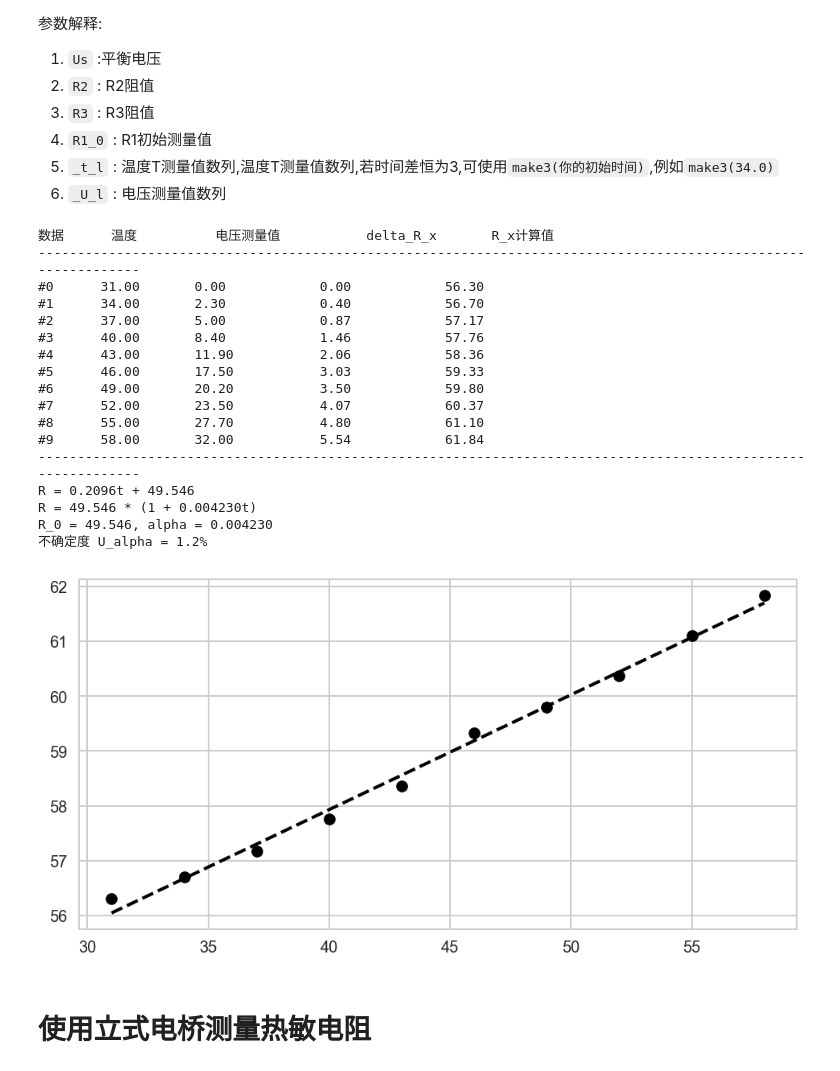
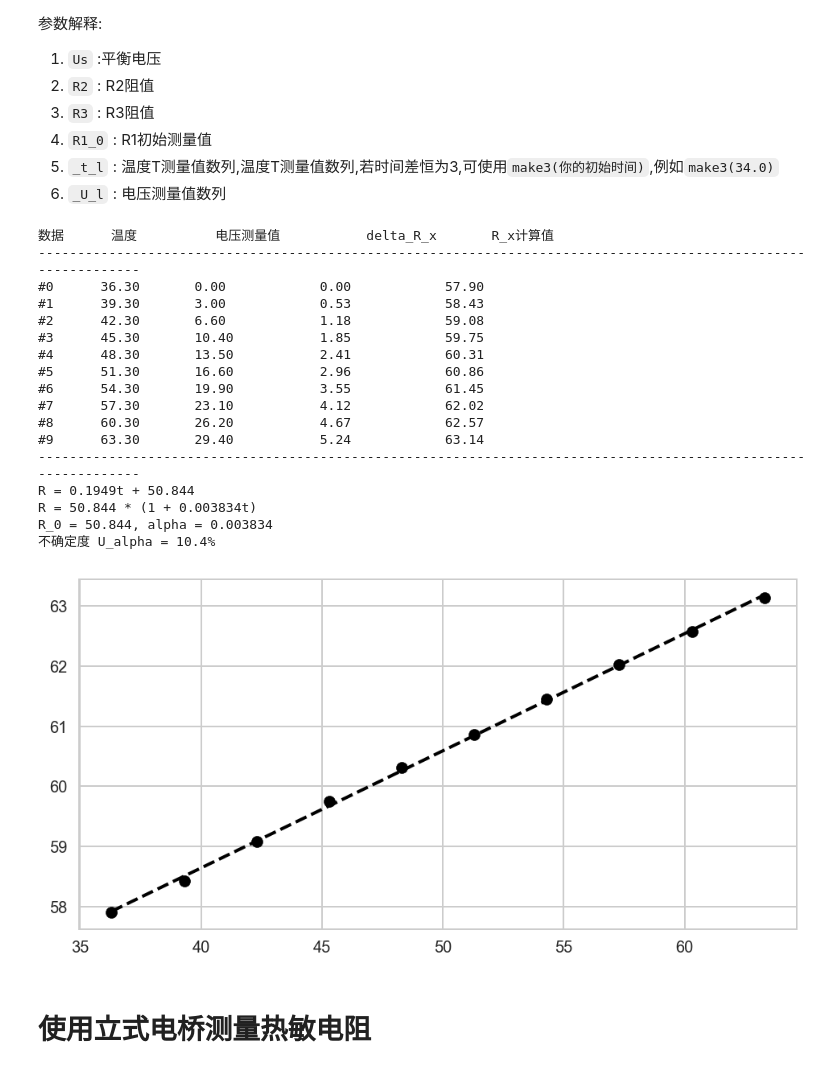
Before and after one commit to Yangjiaxi/pe, a Jupyter notebook: DC Bridge/DC_B.ipynb, the cells around one changed output. Drawn from its saved outputs; the diff is of its cells as text; code cells hidden in the pictures.

```diff
--- a/DC Bridge/DC_B.ipynb
+++ b/DC Bridge/DC_B.ipynb
@@ -124,32 +124,32 @@ def l_bridge(Us, R2, R3, R1_0, _t_l, _U_l):
 # %%
 l_data = {
     'Us'   : 1.3,
     'R2'   : 50,
     'R3'   : 50,
-    'R1_0' : 56.30,
-    '_t_l' : make3(31.0),
-    '_U_l' : [0,2.3,5.0,8.4,11.9,17.5,20.2,23.5,27.7,32.0]
+    'R1_0' : 57.9,
+    '_t_l' : make3(36.3),
+    '_U_l' : [0,3.0,6.6,10.4,13.5,16.6,19.9,23.1,26.2,29.4]
 }
 l_bridge(**l_data)
 # %% [output]
 数据      温度          电压测量值           delta_R_x       R_x计算值
 ---------------------------------------------------------------------------------------------------------------
-#0      31.00       0.00            0.00            56.30
-#1      34.00       2.30            0.40            56.70
-#2      37.00       5.00            0.87            57.17
-#3      40.00       8.40            1.46            57.76
-#4      43.00       11.90           2.06            58.36
-#5      46.00       17.50           3.03            59.33
-#6      49.00       20.20           3.50            59.80
-#7      52.00       23.50           4.07            60.37
-#8      55.00       27.70           4.80            61.10
-#9      58.00       32.00           5.54            61.84
+#0      36.30       0.00            0.00            57.90
+#1      39.30       3.00            0.53            58.43
+#2      42.30       6.60            1.18            59.08
+#3      45.30       10.40           1.85            59.75
+#4      48.30       13.50           2.41            60.31
+#5      51.30       16.60           2.96            60.86
+#6      54.30       19.90           3.55            61.45
+#7      57.30       23.10           4.12            62.02
+#8      60.30       26.20           4.67            62.57
+#9      63.30       29.40           5.24            63.14
 ---------------------------------------------------------------------------------------------------------------
-R = 0.2096t + 49.546
-R = 49.546 * (1 + 0.004230t)
-R_0 = 49.546, alpha = 0.004230
-不确定度 U_alpha = 1.2%
+R = 0.1949t + 50.844
+R = 50.844 * (1 + 0.003834t)
+R_0 = 50.844, alpha = 0.003834
+不确定度 U_alpha = 10.4%
-[figure, old version]
+[figure, new version]
 # %% [markdown]
 # 使用立式电桥测量热敏电阻
 # %%
```
Also changed, not shown: parts of 3 cells of this notebook, 1 other file.
